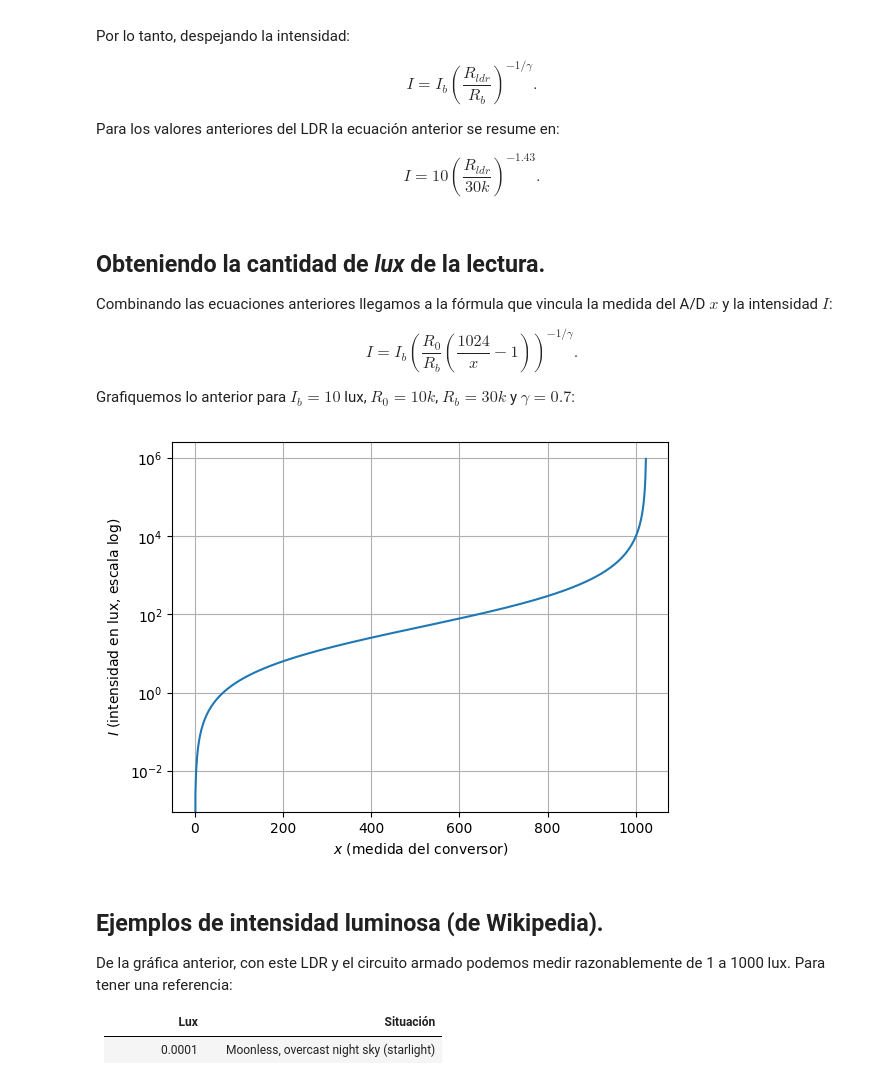
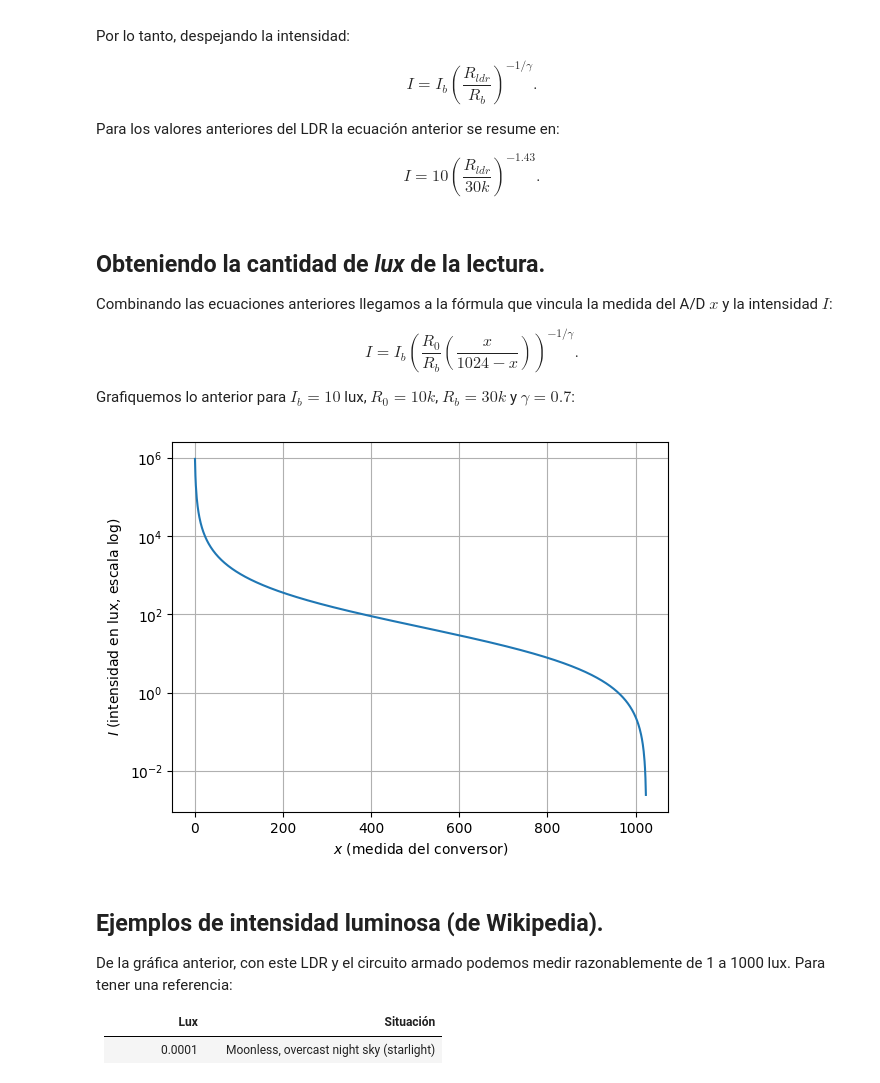
Before and after one commit to ORTConectandoCosas/ldr-to-lux, a Jupyter notebook: Medicion de luz.ipynb, the cells around one changed output. Saved outputs shown, nothing was run; the diff lists cells and outputs as text; code cells hidden in the pictures.

```diff
--- a/Medicion de luz.ipynb
+++ b/Medicion de luz.ipynb
@@ -127,25 +127,25 @@ $$ I = 10 \left(\frac{R_{ldr}}{30k}\right)^{-1.43}.$$
 
 Combinando las ecuaciones anteriores llegamos a la fórmula que vincula la medida del A/D $x$ y la intensidad $I$:
 
-$$ I = I_b \left(\frac{R_0}{R_b}\left(\frac{1024}{x} - 1\right)\right)^{-1/\gamma}.$$
+$$ I = I_b \left(\frac{R_0}{R_b}\left(\frac{x}{1024-x}\right)\right)^{-1/\gamma}.$$
 
 Grafiquemos lo anterior para $I_b=10$ lux, $R_0=10k$, $R_b=30k$ y $\gamma=0.7$:
 # %%
 Ib=10.0;
 R0=10e3;
 Rb=30e3;
 gamma=0.7;
 
 x=(0:1023);
 
-I=Ib*(R0/Rb*(1024.0./x - 1)).^(-1/gamma);
+I=Ib*(R0/Rb*(x./(1024.0-x))).^(-1/gamma);
 
 semilogy(x,I);
 grid();
 xlabel(L"$x$ (medida del conversor)");
 ylabel(L"$I$ (intensidad en lux, escala log)");
 # %% [output]
-[figure, old version]
+[figure, new version]
 # %% [markdown]
 ## Ejemplos de intensidad luminosa (de Wikipedia).
 
```
Also changed, not shown: parts of 4 cells of this notebook.
